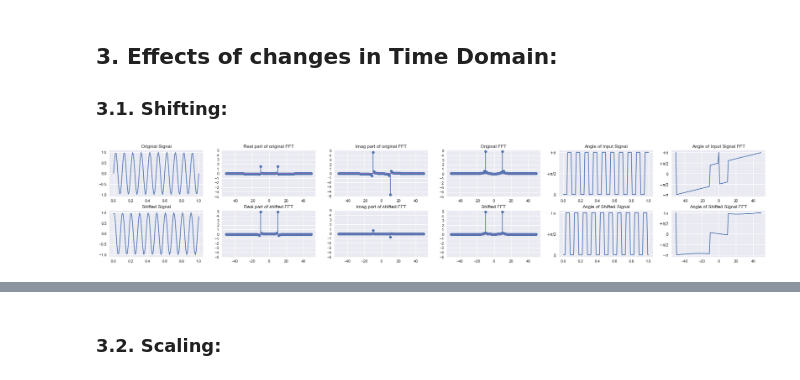
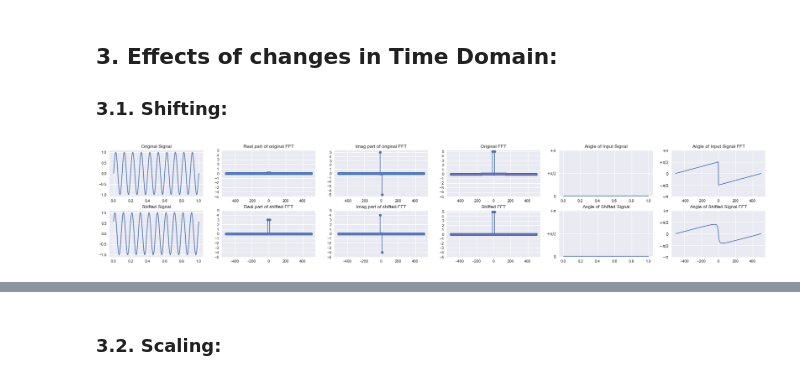
Before and after one commit to algoasylum/Exploring-FFT, a Jupyter notebook: FFT_Exp.ipynb, the cells around one changed output, grey strips where cells are left out. Cells and saved outputs as stored; diff of their text form; code cells hidden in the pictures.

```diff
--- a/FFT_Exp.ipynb
+++ b/FFT_Exp.ipynb
@@ -8,6 +8,13 @@ import copy
 from matplotlib.gridspec import GridSpec
 
 plt.style.use('seaborn')
+# %%
+def phase(s):
+    angle=[]
+    for i in range(len(s)):
+        angle.append(math.atan(s.imag[i]/s.real[i]))
+
+    return angle
 # %% [markdown]
 ## 1. Single Frequency:
 ### 1.1. Taking FFT for a 5Hz signal (N = 100) as the real component.
@@ -326,8 +312,10 @@ When the real component and the imaginary component of the input signal are inte
 ## 3. Effects of changes in Time Domain:
 ### 3.1. Shifting:
 # %%
-N = 100
+N = 1000
 f = 10
+
+shft_f = 10
 
 t = np.linspace(0, 1, N)
 t_ = np.linspace(0, 2, 2*N)
@@ -337,8 +325,6 @@ s_ = np.sin(f* 2 * np.pi * t_)
 
 fft = np.fft.fftshift(np.fft.fft(s))
 
-shft_f = 2
-
 s_11 = s_[shft_f: shft_f+N]
 
 fft_11 = np.fft.fftshift(np.fft.fft(s_11))
@@ -384,35 +370,35 @@ ax6 = fig.add_subplot(gs[0, 3])
 ax6.stem(freqs, np.abs(fft)*10 / N, use_line_collection = True)
 ax6.set_yticks(FFT_y_axis, minor=False)
 ax6.set_title('Original FFT')
 
 ax7 = fig.add_subplot(gs[1, 3])
 ax7.stem(freqs, np.abs(fft_11)*10 / N, use_line_collection = True)
 ax7.set_yticks(FFT_y_axis, minor=False)
 ax7.set_title('Shifted FFT')
 
 ax8 = fig.add_subplot(gs[0, 4])
-ax8.plot(t, np.angle(s))
+ax8.plot(t, phase(np.array(s)))
 ax8.set_yticks([0, np.pi/2, np.pi], minor=False)
 ax8.set_yticklabels([r'$0$', r'$+\pi/2$', r'$+\pi$'],  fontdict=None, minor=False)
 ax8.set_title('Angle of Input Signal')
 
 ax9 = fig.add_subplot(gs[1, 4])
-ax9.plot(t, np.angle(s_11))
+ax9.plot(t, phase(np.array(s_11)))
 ax9.set_yticks([0, np.pi/2, np.pi], minor=False)
 ax9.set_yticklabels([r'$0$', r'$+\pi/2$', r'$+\pi$'],  fontdict=None, minor=False)
 ax9.set_title('Angle of Shifted Signal')
 
 ax10 = fig.add_subplot(gs[0, 5])
-ax10.plot(freqs, np.angle(fft))
+ax10.plot(freqs, phase(fft))
 ax10.set_yticks([-np.pi, -np.pi/2, 0, np.pi/2, np.pi], minor=False)
 ax10.set_yticklabels([r'$-\pi$', r'$-\pi/2$', r'$0$', r'$+\pi/2$', r'$+\pi$'], fontdict=None, minor=False)
 ax10.set_title('Angle of Input Signal FFT')
 
 ax11 = fig.add_subplot(gs[1, 5])
-ax11.plot(freqs, np.angle(fft_11))
+ax11.plot(freqs, phase(fft_11))
 ax11.set_yticks([-np.pi, -np.pi/2, 0, np.pi/2, np.pi], minor=False)
 ax11.set_yticklabels([r'$-\pi$', r'$-\pi/2$', r'$0$', r'$+\pi/2$', r'$+\pi$'], fontdict=None, minor=False)
 ax11.set_title('Angle of Shifted Signal FFT')
 plt.show()
 # %% [output]
-[figure, old version]
+[figure, new version]
```
Also changed, not shown: parts of 18 cells of this notebook.
